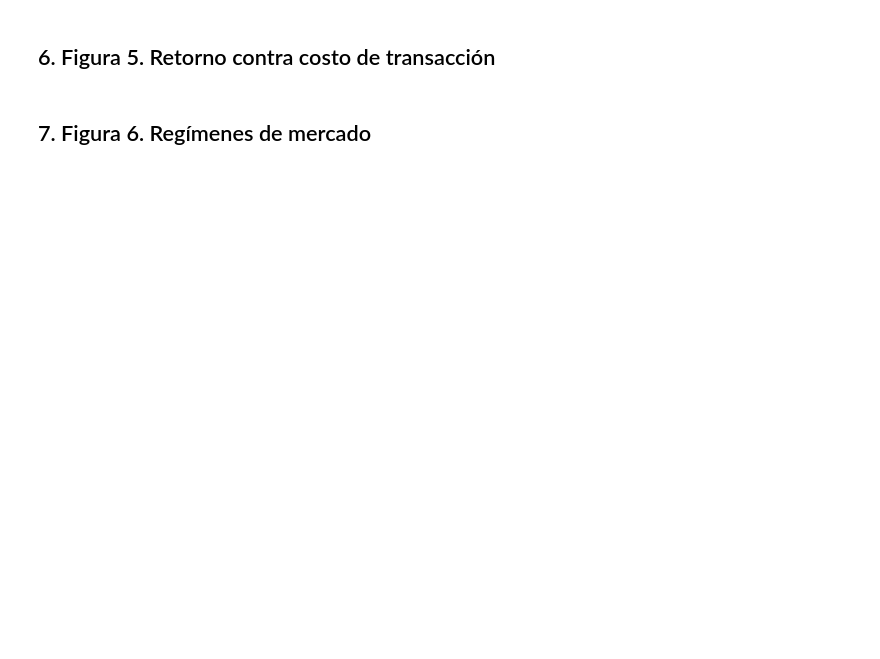
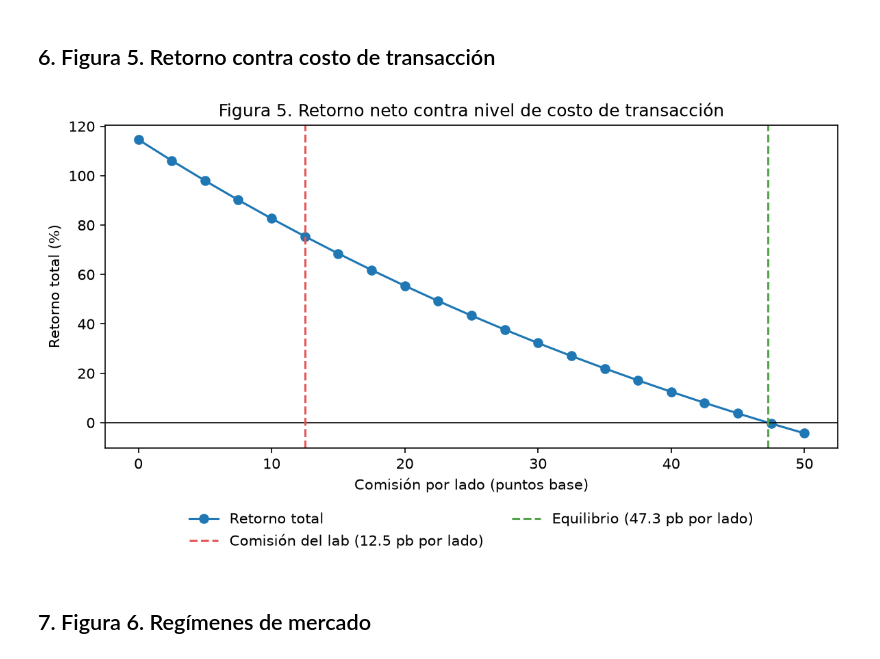
Before and after one commit to GCCS11/Lab02_MyST_Equipo7, a Jupyter notebook: notebooks/analysis.ipynb, the cells around one changed output. Drawn from its saved outputs; the diff is of its cells as text; code cells hidden in the pictures; blank space fills up the shorter version.

```diff
--- a/notebooks/analysis.ipynb
+++ b/notebooks/analysis.ipynb
@@ -56,10 +91,11 @@ figure('fig4_sensibilidad.png')
 ## 6. Figura 5. Retorno contra costo de transacción
 # %%
 curve = table('pregunta4_curva_de_costos')
-import json
 resumen = json.loads((TABLES / 'resumen.json').read_text())
-plots.plot_cost_curve(curve, resumen.get('comision_equilibrio_bps_por_lado'), 12.5, FIGURES / 'fig5_costos.png')
-figure('fig5_costos.png')
+plots.plot_cost_curve(curve, resumen.get('comision_equilibrio_bps_por_lado'), 12.5, REDRAWN / 'fig5_costos.png')
+figure('fig5_costos.png', REDRAWN)
+# %% [output]
+[figure, added]
 # %% [markdown]
 ## 7. Figura 6. Regímenes de mercado
 # %%
```
Also changed, not shown: parts of 15 cells of this notebook, 3 other files.
